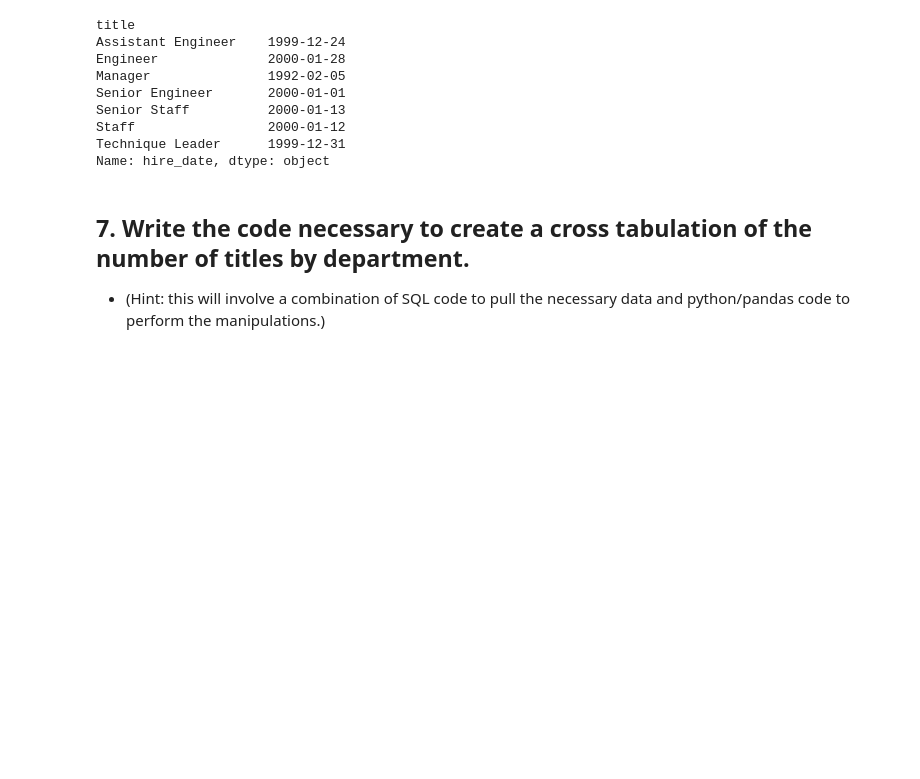
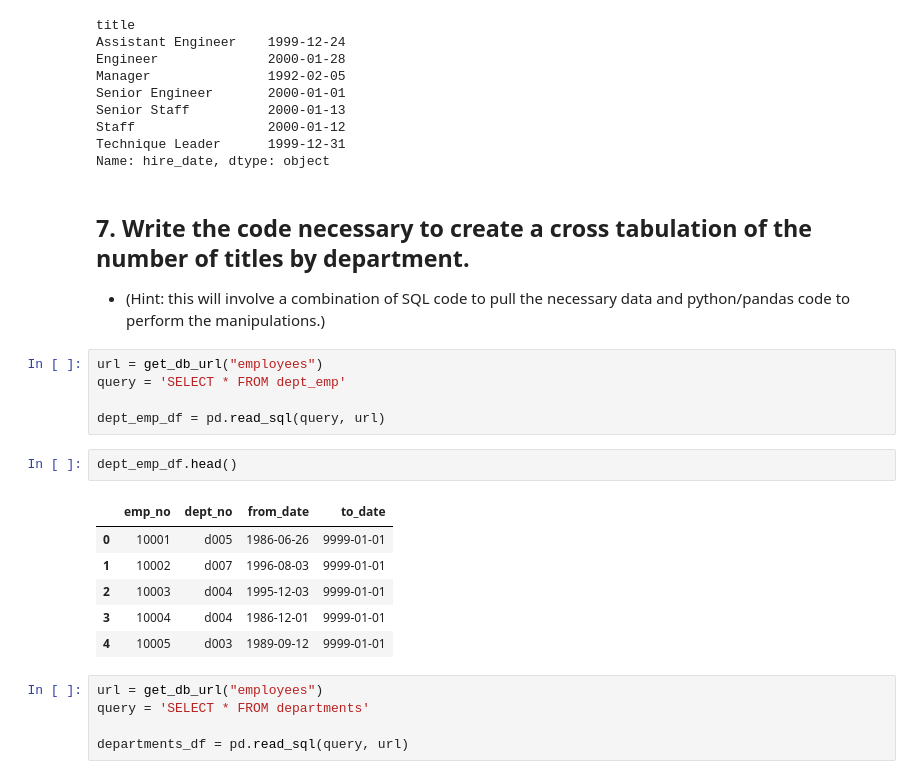
Before and after one commit to rachelrobbinsmayhill/numpy-pandas-visualization-exercises, a Jupyter notebook: advanced_dataframes.ipynb, the cells around one changed output. Cells and saved outputs as stored; diff of their text form; blank space fills up the shorter version.

```diff
--- a/advanced_dataframes.ipynb
+++ b/advanced_dataframes.ipynb
@@ -718,3 +718,22 @@ Name: hire_date, dtype: object
 # %% [markdown]
 ## 7. Write the code necessary to create a cross tabulation of the number of titles by department.
 - (Hint: this will involve a combination of SQL code to pull the necessary data and python/pandas code to perform the manipulations.)
+# %%
+url = get_db_url("employees")
+query = 'SELECT * FROM dept_emp'
+
+dept_emp_df = pd.read_sql(query, url)
+# %%
+dept_emp_df.head()
+# %% [output]
+|  | emp_no | dept_no | from_date | to_date |
+| 0 | 10001 | d005 | 1986-06-26 | 9999-01-01 |
+| 1 | 10002 | d007 | 1996-08-03 | 9999-01-01 |
+| 2 | 10003 | d004 | 1995-12-03 | 9999-01-01 |
+| 3 | 10004 | d004 | 1986-12-01 | 9999-01-01 |
+| 4 | 10005 | d003 | 1989-09-12 | 9999-01-01 |
+# %%
+url = get_db_url("employees")
+query = 'SELECT * FROM departments'
+
+departments_df = pd.read_sql(query, url)
```
Also changed, not shown: parts of 8 cells of this notebook.
